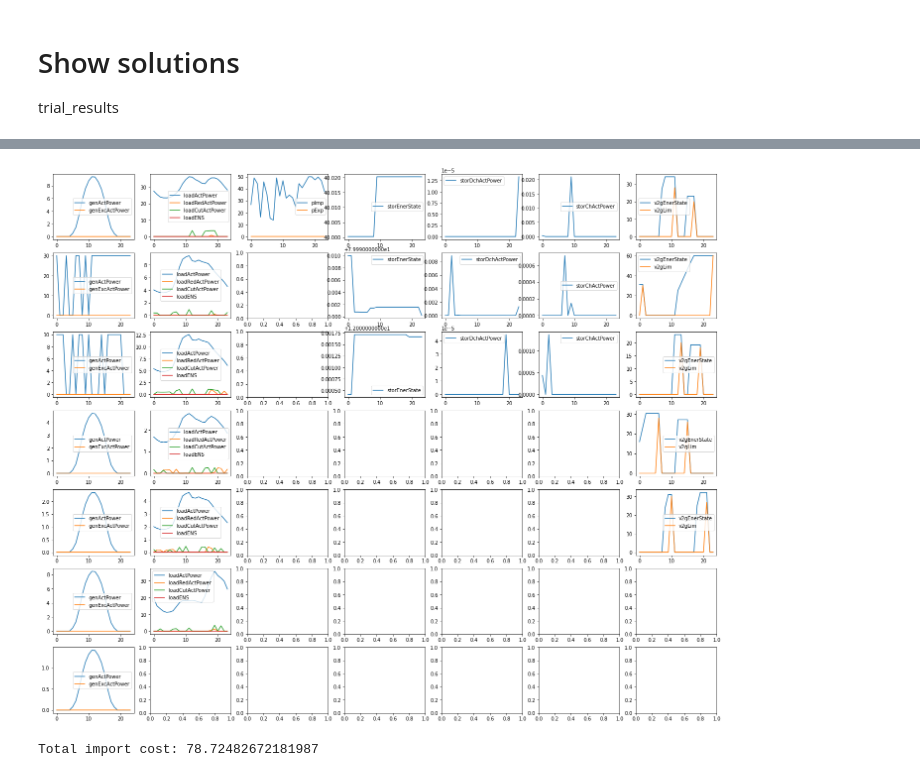
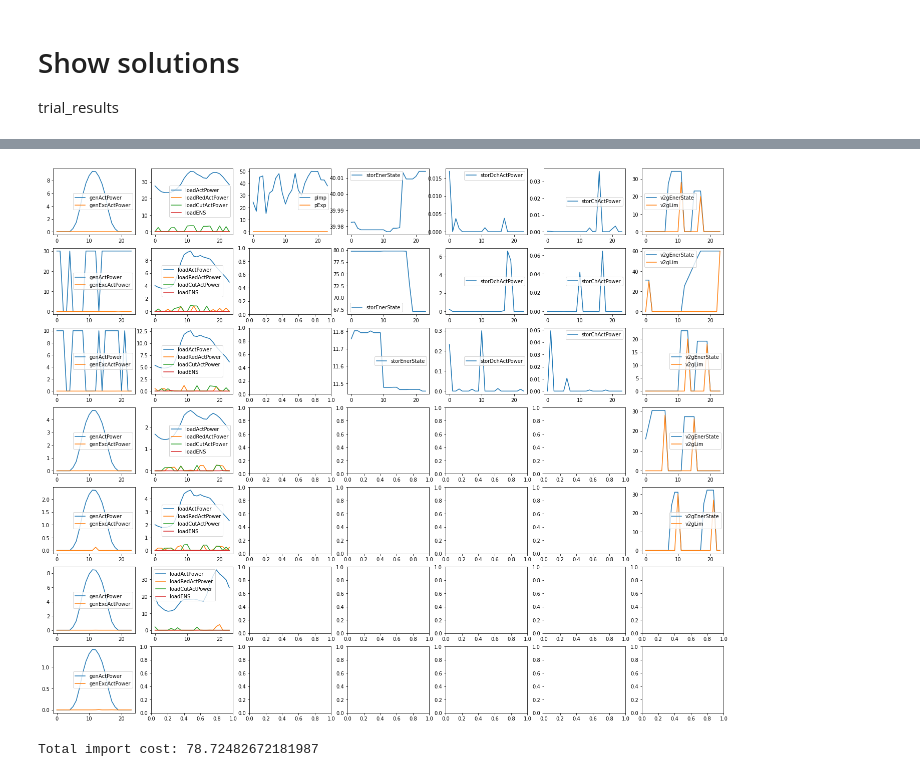
Before and after one commit to ECGomes/eso_project, a Jupyter notebook: battery_hyde-df-Refactor.ipynb, the cells around one changed output, grey strips where cells are left out. Saved outputs shown, nothing was run; the diff lists cells and outputs as text; code cells hidden in the pictures.

```diff
--- a/battery_hyde-df-Refactor.ipynb
+++ b/battery_hyde-df-Refactor.ipynb
@@ -1875,7 +1841,7 @@ decoded_shaped = decode(encoded_shaped, dict_var)
 # %%
 # Run the HyDE with the generator objective function
 
-N_RUNS = 10
+N_RUNS = 3
 
 deParams = DEParams(I_NP=5, I_itermax=int(2e4), F_CR=0.9, I_bnd_constr=1)
 otherParams = OtherParameters(objfun=None, lowerlimit=encoded_minvals, upperlimit=encoded_maxvals,
@@ -1946,7 +1898,7 @@ trial_results
 # %%
 fig, axs = plt.subplots(nrows=7, ncols=7, figsize=(24, 20))
 
-PLOT_SOLUTION = 6
+PLOT_SOLUTION = 1
 temp_sol = list_best_instances[PLOT_SOLUTION]
 
 for i in np.arange(7):
@@ -1962,34 +1914,34 @@ for i in np.arange(6):
     axs[i, 1].plot(temp_sol.loadCutActPower[i])
     axs[i, 1].plot(temp_sol.loadENS[i])
     axs[i, 1].legend(['loadActPower', 'loadRedActPower', 'loadCutActPower', 'loadENS'])
 
 
 axs[0, 2].plot(temp_sol.pImp)
 axs[0, 2].plot(temp_sol.pExp)
 axs[0, 2].legend(['pImp', 'pExp'])
 
 
 for i in range(3):
     axs[i, 3].plot(temp_sol.storEnerState[i])
     axs[i, 3].legend(['storEnerState'])
 
 for i in range(3):
     axs[i, 4].plot(temp_sol.storDchActPower[i])
     axs[i, 4].legend(['storDchActPower'])
 
 for i in range(3):
     axs[i, 5].plot(temp_sol.storChActPower[i])
     axs[i, 5].legend(['storChActPower'])
 
 for i in range(5):
     axs[i, 6].plot(temp_sol.v2gEnerState[i])
     axs[i, 6].plot(v2gLimit[i, :, 2])
     axs[i, 6].legend(['v2gEnerState', 'v2gLim'])
 
 
 plt.show()
 # %% [output]
-[figure, old version]
+[figure, new version]
 # %%
 # Total import costs
 
```
Also changed, not shown: parts of 3 cells of this notebook.
